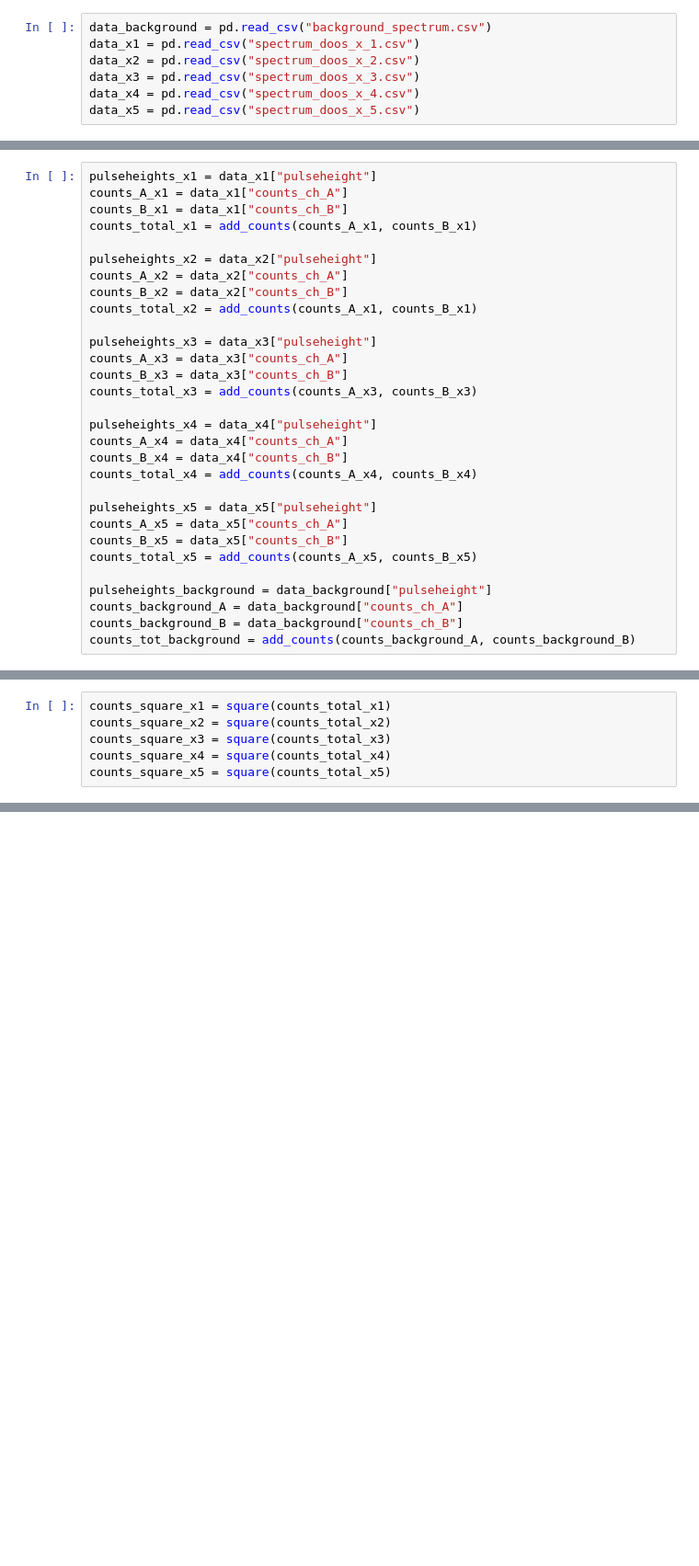
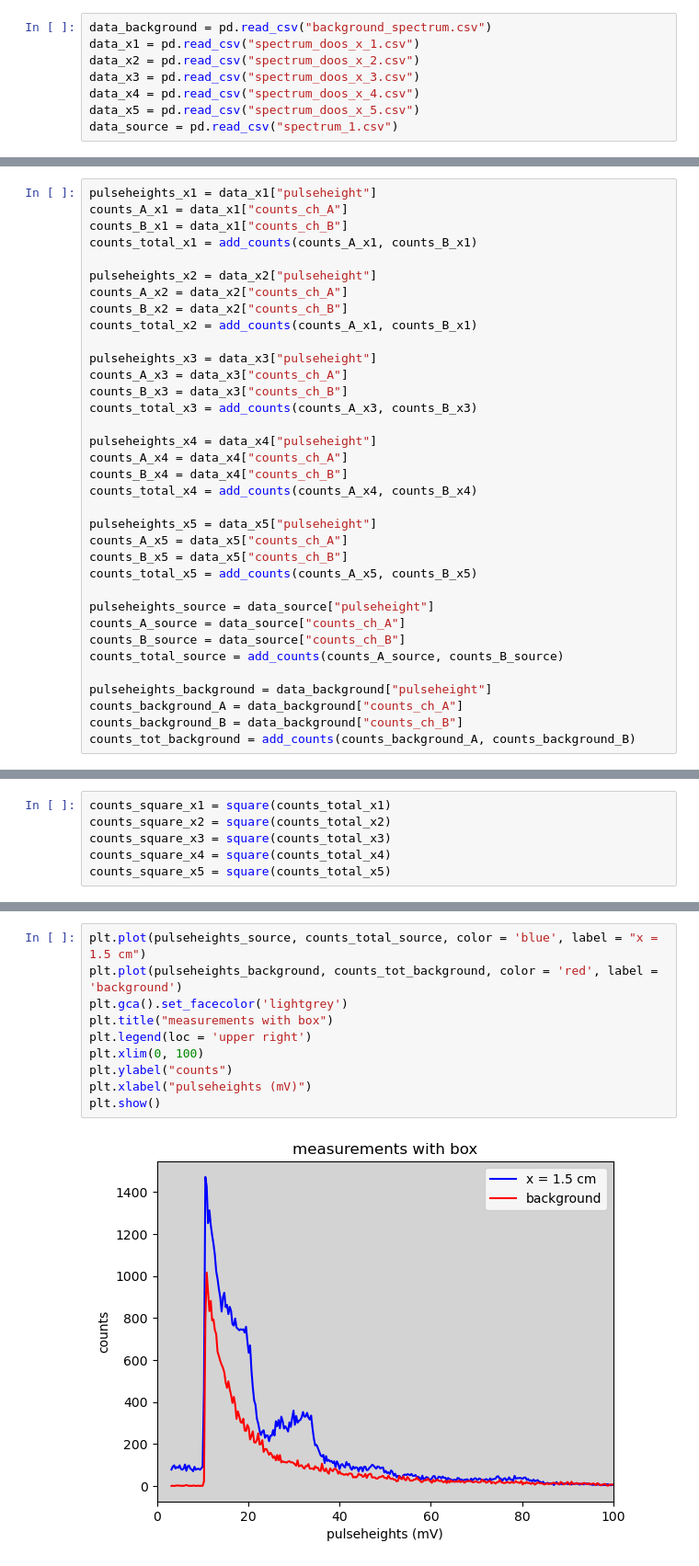
Before and after one commit to jrc-rodriguez/particle_physics, a Jupyter notebook: particle_physics.ipynb, the cells around one changed output, grey strips where cells are left out. Shown at 92% size. Drawn from its saved outputs; the diff is of its cells as text; blank space fills up the shorter version.

```diff
--- a/particle_physics.ipynb
+++ b/particle_physics.ipynb
@@ -13,6 +13,7 @@ data_x2 = pd.read_csv("spectrum_doos_x_2.csv")
 data_x3 = pd.read_csv("spectrum_doos_x_3.csv")
 data_x4 = pd.read_csv("spectrum_doos_x_4.csv")
 data_x5 = pd.read_csv("spectrum_doos_x_5.csv")
+data_source = pd.read_csv("spectrum_1.csv")
 # %% [markdown]
 function to add counts from channel A and B
 # %%
@@ -74,6 +75,11 @@ counts_A_x5 = data_x5["counts_ch_A"]
 counts_B_x5 = data_x5["counts_ch_B"]
 counts_total_x5 = add_counts(counts_A_x5, counts_B_x5)
 
+pulseheights_source = data_source["pulseheight"]
+counts_A_source = data_source["counts_ch_A"]
+counts_B_source = data_source["counts_ch_B"]
+counts_total_source = add_counts(counts_A_source, counts_B_source)
+
 pulseheights_background = data_background["pulseheight"]
 counts_background_A = data_background["counts_ch_A"]
 counts_background_B = data_background["counts_ch_B"]
@@ -183,3 +189,15 @@ plt.xlabel("pulseheights (mV)")
 plt.show()
 # %% [output]
 [figure]
+# %%
+plt.plot(pulseheights_source, counts_total_source, color = 'blue', label = "x = 1.5 cm")
+plt.plot(pulseheights_background, counts_tot_background, color = 'red', label = 'background')
+plt.gca().set_facecolor('lightgrey')
+plt.title("measurements with box")
+plt.legend(loc = 'upper right')
+plt.xlim(0, 100)
+plt.ylabel("counts")
+plt.xlabel("pulseheights (mV)")
+plt.show()
+# %% [output]
+[figure, added]
```
